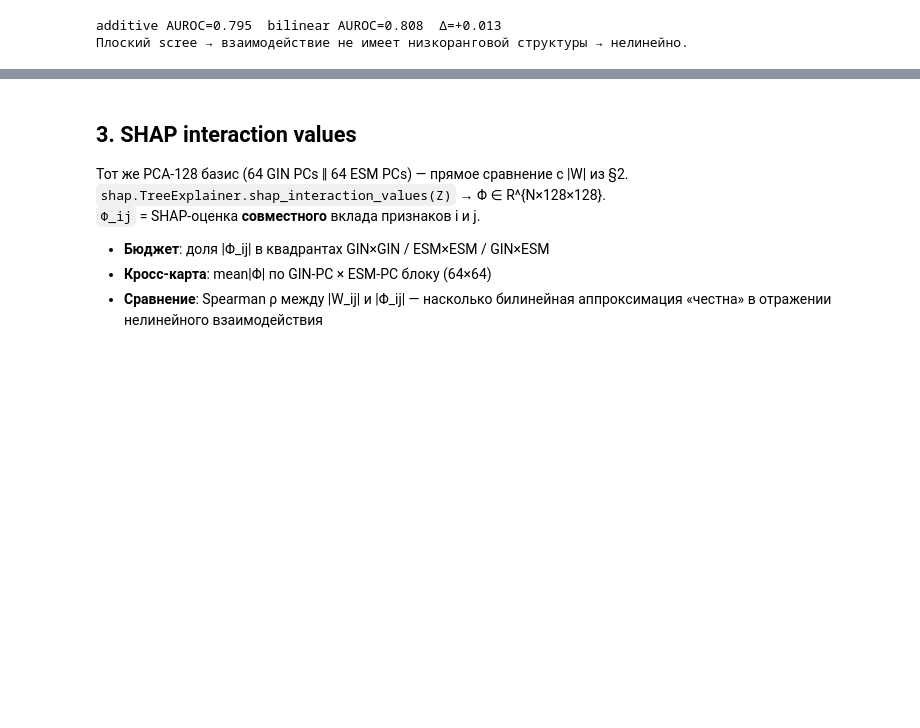
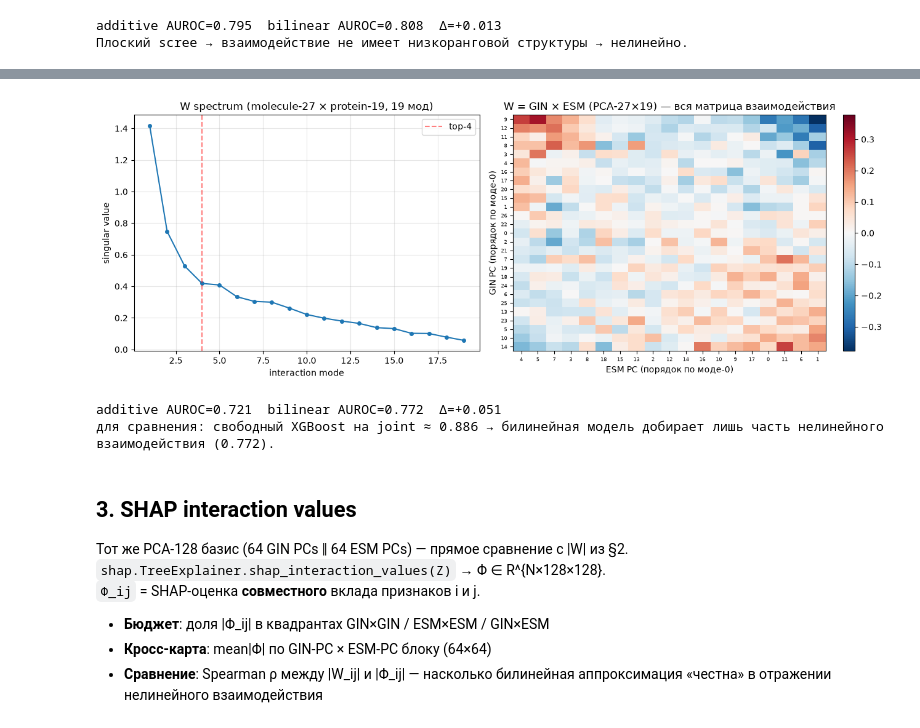
Before and after one commit to E-Kovtun/Olfaction-Binding, a Jupyter notebook: notebooks/interaction_research.ipynb, the cells around one changed output, grey strips where cells are left out. Saved outputs shown, nothing was run; the diff lists cells and outputs as text; code cells hidden in the pictures; blank space fills up the shorter version.

Commit message:
feat: organize embedding screens and baseline workflows

```diff
--- a/notebooks/interaction_research.ipynb
+++ b/notebooks/interaction_research.ipynb
@@ -24,7 +24,8 @@ from orbind.dataset import load_npz_dict, split as data_split, metrics
 
 DATA  = ROOT / "data"
 PAIRS = pd.read_csv(DATA / "processed" / "pairs_curated.csv")
-ESM   = load_npz_dict(DATA / "embeddings" / "proteins" / "esm2_650m_mean_curated.npz")
+_esm_full = load_npz_dict(DATA / "embeddings" / "proteins" / "esm2_650m_mean_full.npz")
+ESM   = {k: v for k, v in _esm_full.items() if k in set(PAIRS["receptor"])}
 GIN   = load_npz_dict(DATA / "embeddings" / "molecules" / "gin_supervised_contextpred.npz")
 
 mask = PAIRS["receptor"].isin(ESM) & PAIRS["inchikey"].isin(GIN)
@@ -206,3 +283,32 @@ additive AUROC=0.795  bilinear AUROC=0.808  Δ=+0.013
+# %%
+fig, axes = plt.subplots(1, 2, figsize=(13, 4.8))
+
+ax = axes[0]
+ax.plot(np.arange(1, len(s2) + 1), s2, "o-", ms=4, lw=1.5)
+ax.axvline(4, color="red", ls="--", alpha=0.5, label="top-4")
+ax.set_xlabel("interaction mode"); ax.set_ylabel("singular value")
+ax.set_title(f"W spectrum (molecule-{KG2} × protein-{KE2}, {len(s2)} мод)")
+ax.legend(); ax.grid(alpha=0.3)
+
+ax = axes[1]
+ro = np.argsort(U2[:, 0]); co = np.argsort(Vt2[0, :])   # порядок по ведущей моде
+lim = np.abs(W2).max()
+im = ax.imshow(W2[np.ix_(ro, co)], cmap="RdBu_r", vmin=-lim, vmax=lim, aspect="auto")
+plt.colorbar(im, ax=ax, fraction=0.045)
+ax.set_xticks(range(KE2)); ax.set_xticklabels(co, fontsize=6)
+ax.set_yticks(range(KG2)); ax.set_yticklabels(ro, fontsize=6)
+ax.set_xlabel("ESM PC (порядок по моде-0)")
+ax.set_ylabel("GIN PC (порядок по моде-0)")
+ax.set_title("W = GIN × ESM (PCA-27×19) — вся матрица взаимодействия")
+
+plt.tight_layout(); plt.show()
+print(f"additive AUROC={add_au2:.3f}  bilinear AUROC={bil_au2:.3f}  Δ={dA2:+.3f}")
+print(f"для сравнения: свободный XGBoost на joint ≈ 0.886 → билинейная модель "
+      f"добирает лишь часть нелинейного взаимодействия ({bil_au2:.3f}).")
+# %% [output]
+[figure, added]
+additive AUROC=0.721  bilinear AUROC=0.772  Δ=+0.051
+для сравнения: свободный XGBoost на joint ≈ 0.886 → билинейная модель добирает лишь часть нелинейного взаимодействия (0.772).
 # %% [markdown]
 ## 3. SHAP interaction values
 
```
Also changed, not shown: parts of 7 cells of this notebook, 23 other files.
